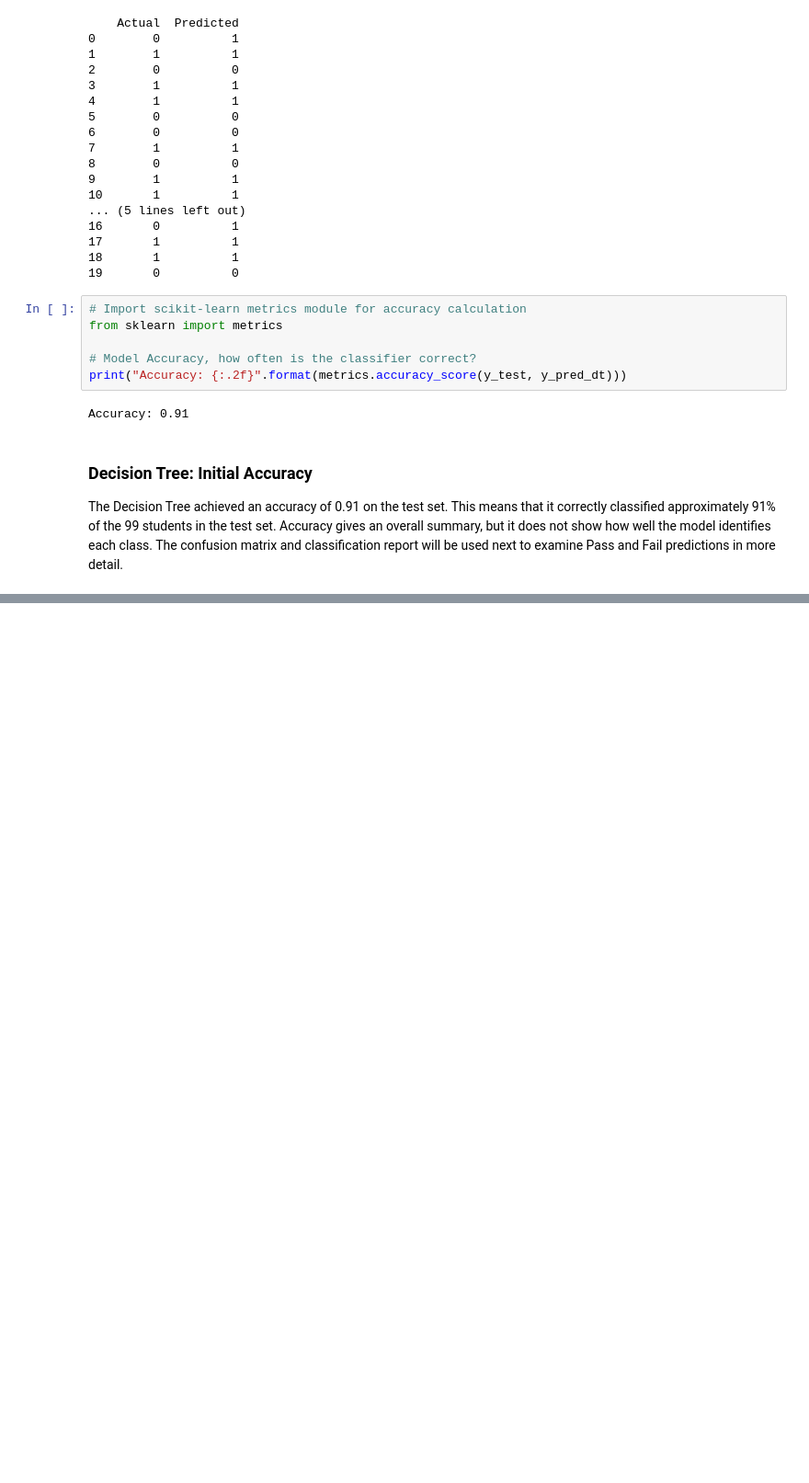
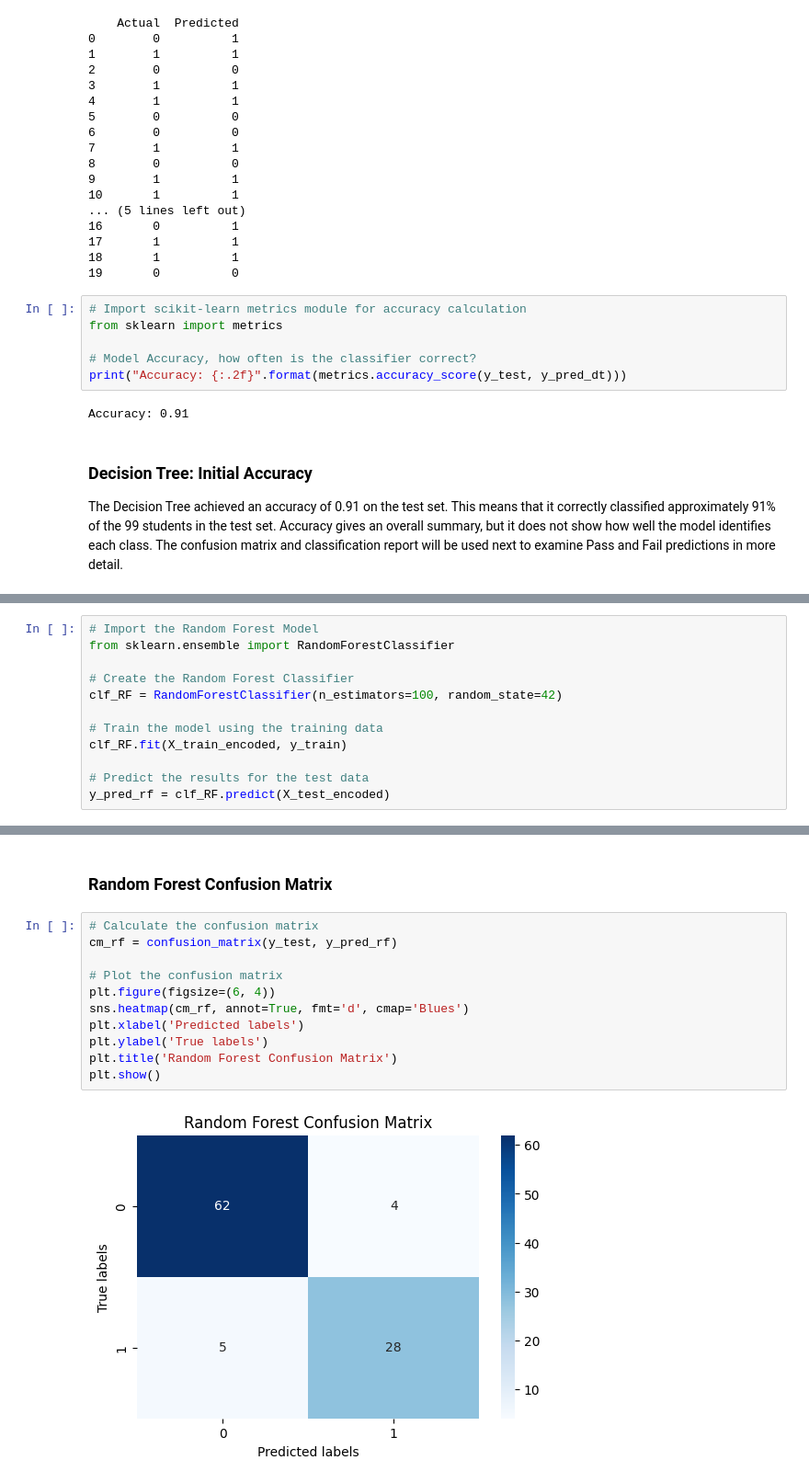
Before and after one commit to LourdesHerrera/ML_CA1_StudentPerformance, a Jupyter notebook: Machine_Learning_CA1.ipynb, the cells around one changed output, grey strips where cells are left out. Shown at 92% size. Cells and saved outputs as stored; diff of their text form; blank space fills up the shorter version.

```diff
--- a/Machine_Learning_CA1.ipynb
+++ b/Machine_Learning_CA1.ipynb
@@ -258,0 +316,12 @@ The Decision Tree achieved an accuracy of 0.91 on the test set. This means that
+# %%
+# Import the Random Forest Model
+from sklearn.ensemble import RandomForestClassifier
+
+# Create the Random Forest Classifier
+clf_RF = RandomForestClassifier(n_estimators=100, random_state=42)
+
+# Train the model using the training data
+clf_RF.fit(X_train_encoded, y_train)
+
+# Predict the results for the test data
+y_pred_rf = clf_RF.predict(X_test_encoded)
@@ -258,0 +337,15 @@ The Decision Tree achieved an accuracy of 0.91 on the test set. This means that
+# %% [markdown]
+### Random Forest Confusion Matrix
+# %%
+# Calculate the confusion matrix
+cm_rf = confusion_matrix(y_test, y_pred_rf)
+
+# Plot the confusion matrix
+plt.figure(figsize=(6, 4))
+sns.heatmap(cm_rf, annot=True, fmt='d', cmap='Blues')
+plt.xlabel('Predicted labels')
+plt.ylabel('True labels')
+plt.title('Random Forest Confusion Matrix')
+plt.show()
+# %% [output]
+[figure, added]
```
Also changed, not shown: parts of 17 cells of this notebook.
